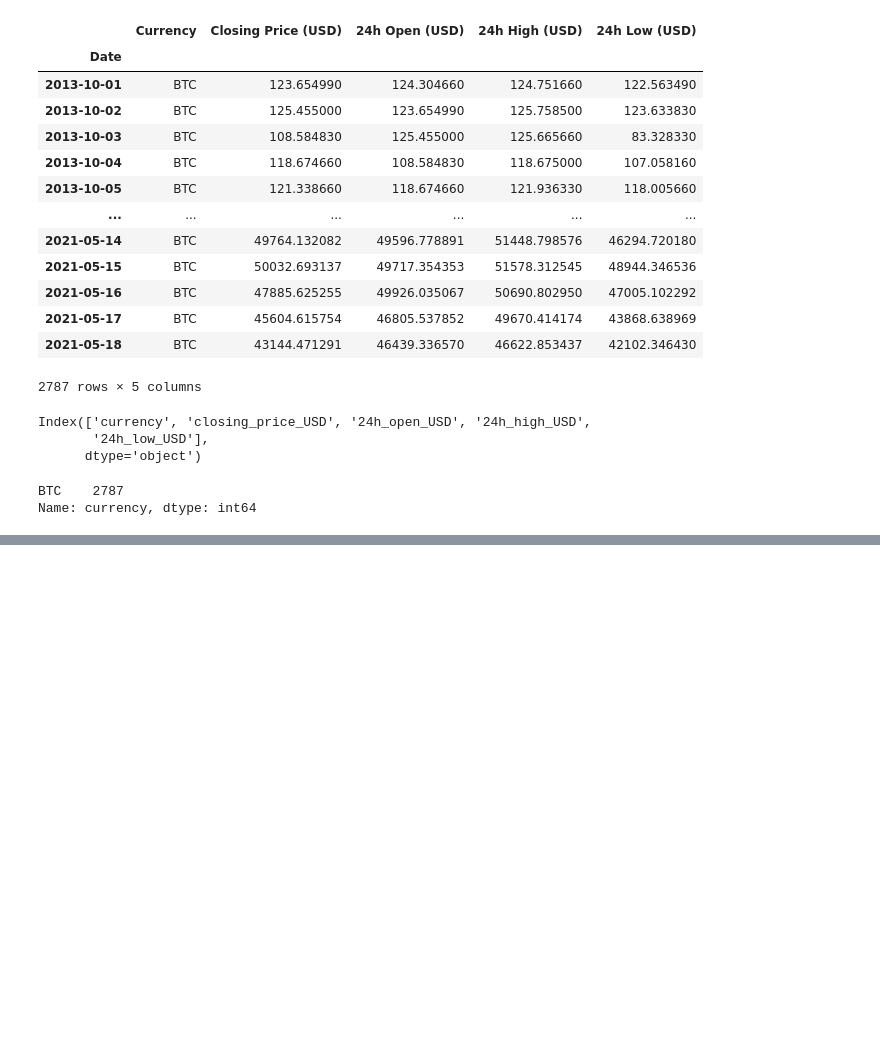
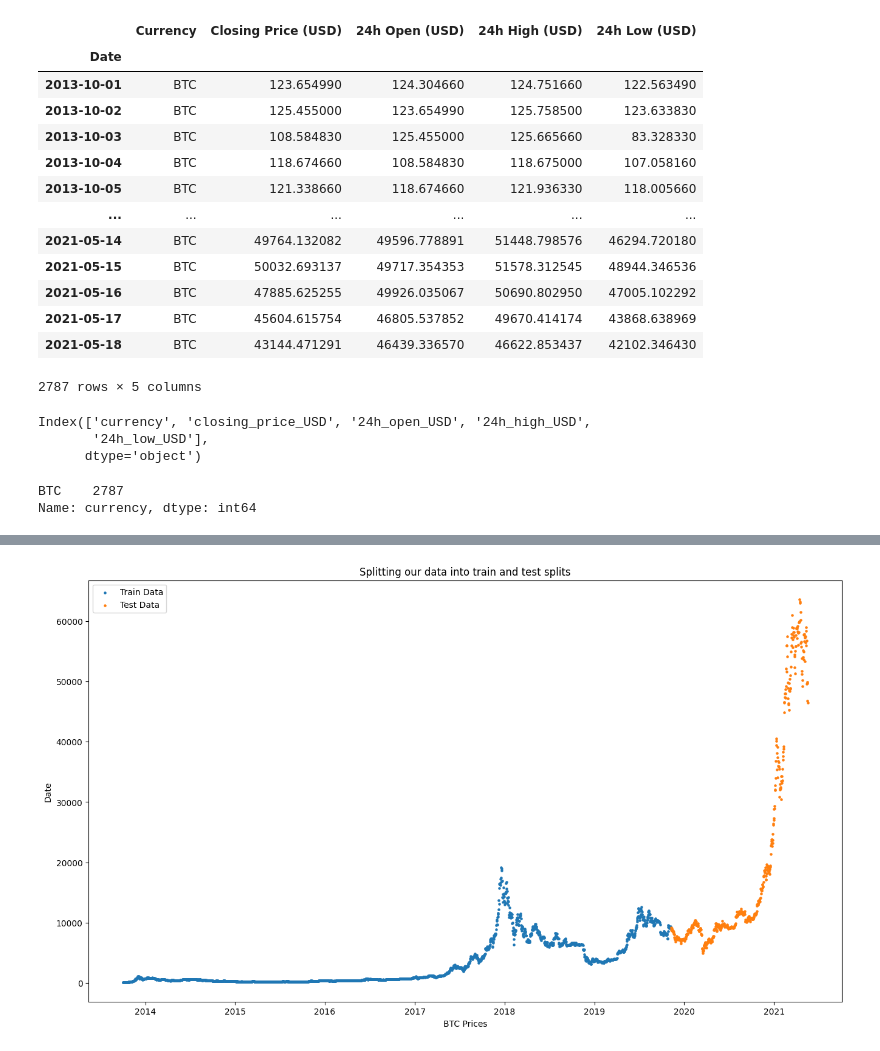
Before and after one commit to hasanzeynal/TensorFlow-Developer-Certificate, a Jupyter notebook: 08_Time_Series_Forecasting/time_series_analysis_and_forecasting_in_tensorflow.ipynb, the cells around one changed output, grey strips where cells are left out. Cells and saved outputs as stored; diff of their text form; code cells hidden in the pictures; blank space fills up the shorter version.

```diff
--- a/08_Time_Series_Forecasting/time_series_analysis_and_forecasting_in_tensorflow.ipynb
+++ b/08_Time_Series_Forecasting/time_series_analysis_and_forecasting_in_tensorflow.ipynb
@@ -70,0 +93,20 @@ Name: currency, dtype: int64
+# %%
+#let's create train and test splits(80% / 20%)
+train_size = len(df) * 0.8
+test_size = len(df) * 0.2
+y_train = df['24h_open_USD'][:int(round(train_size,0))]
+X_train = df.index[:int(round(train_size,0))]
+y_test = df['24h_open_USD'][int(round(train_size,0)):]
+X_test = df.index[int(round(train_size,0)):]
+# %%
+#visualise our train and test splits
+plt.figure(figsize=(16, 9))
+plt.scatter(X_train,y_train,s = 5, label='Train Data')
+plt.scatter(X_test,y_test,s = 5, label='Test Data')
+plt.xlabel('BTC Prices')
+plt.ylabel('Date')
+plt.title('Splitting our data into train and test splits')
+plt.legend()
+plt.show()
+# %% [output]
+[figure, added]
```
Also changed, not shown: parts of 5 cells of this notebook.
